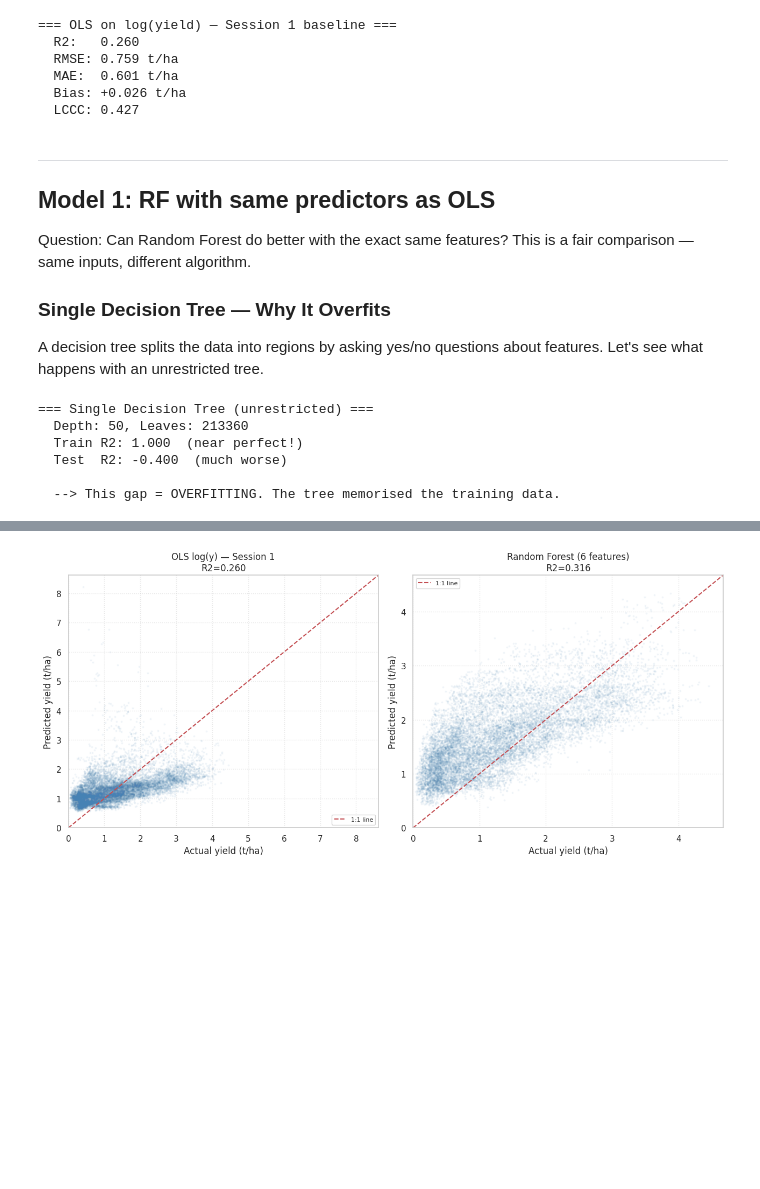
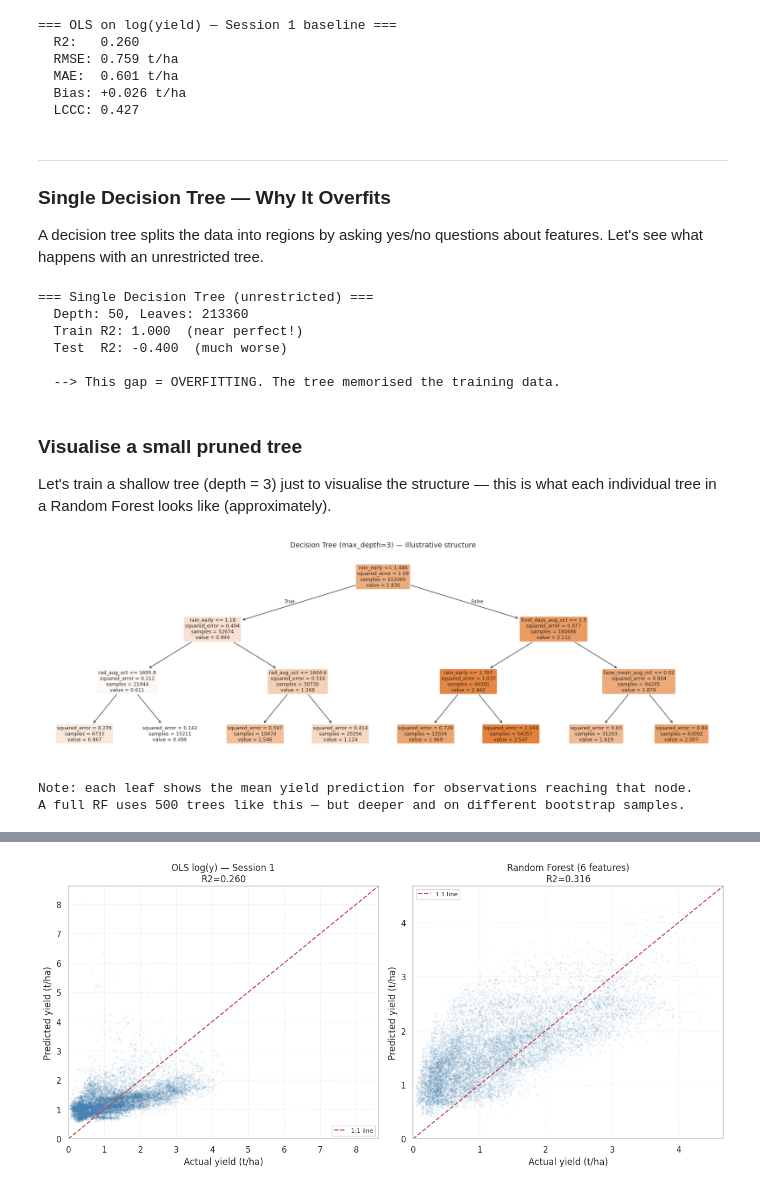
Before and after one commit to kellytrinh143/UNDP_ML_training, a Jupyter notebook: Session2_RandomForest.ipynb, the cells around one changed output, grey strips where cells are left out. Drawn from its saved outputs; the diff is of its cells as text; code cells hidden in the pictures; blank space fills up the shorter version.

```diff
--- a/Session2_RandomForest.ipynb
+++ b/Session2_RandomForest.ipynb
@@ -184,11 +184,6 @@ print(f"  LCCC: {lccc_ols:.3f}")
   LCCC: 0.427
 # %% [markdown]
 ---
-## Model 1: RF with same predictors as OLS
-
-Question: Can Random Forest do better with the exact same features? This is a fair comparison — same inputs, different algorithm.
-
-
 ###  Single Decision Tree — Why It Overfits
 
 A decision tree splits the data into regions by asking yes/no questions about features. Let's see what happens with an unrestricted tree.
@@ -212,3 +207,30 @@ print(f"\n  --> This gap = OVERFITTING. The tree memorised the training data.")
   Test  R2: -0.400  (much worse)
 
   --> This gap = OVERFITTING. The tree memorised the training data.
+# %% [markdown]
+### Visualise a small pruned tree
+
+ Let's train a shallow tree (depth = 3) just to visualise the structure — this is what each individual tree in a Random Forest looks like (approximately).
+# %%
+tree_small = DecisionTreeRegressor(max_depth=3, random_state=42)
+tree_small.fit(X_train, y_train_raw)
+
+fig, ax = plt.subplots(figsize=(18, 6))
+plot_tree(
+    tree_small,
+    feature_names=FEATURE_COLS,
+    filled=True,
+    rounded=True,
+    fontsize=9,
+    ax=ax
+)
+ax.set_title('Decision Tree (max_depth=3) — illustrative structure', fontsize=13)
+plt.tight_layout()
+plt.show()
+
+print('\nNote: each leaf shows the mean yield prediction for observations reaching that node.')
+print('A full RF uses 500 trees like this — but deeper and on different bootstrap samples.')
+# %% [output]
+[figure, added]
+Note: each leaf shows the mean yield prediction for observations reaching that node.
+A full RF uses 500 trees like this — but deeper and on different bootstrap samples.
```
Also changed, not shown: parts of 19 cells of this notebook.
